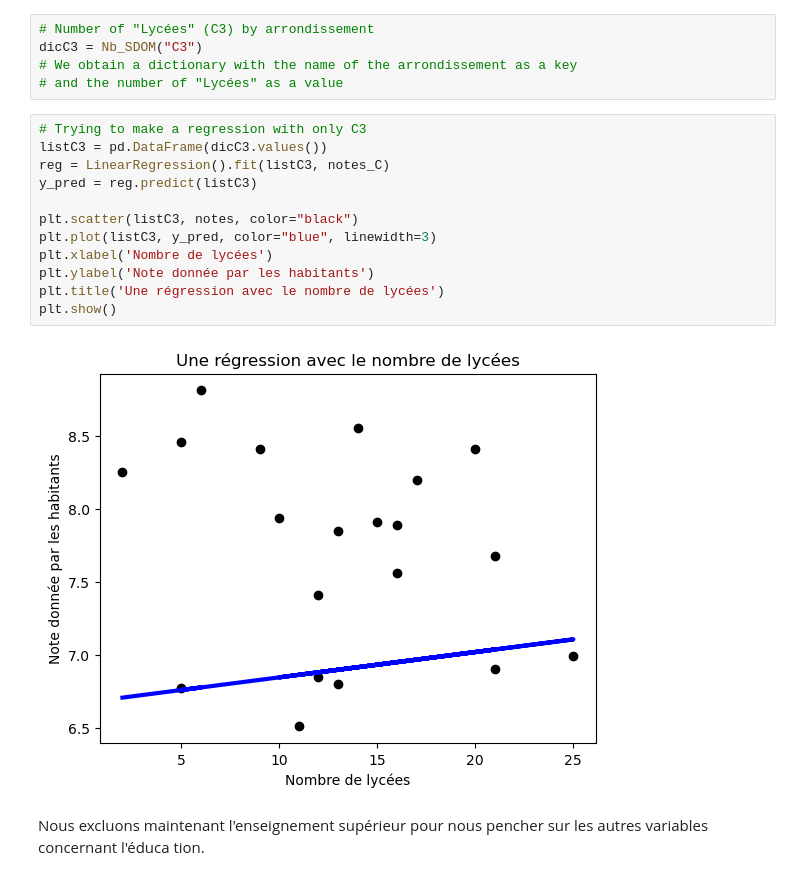
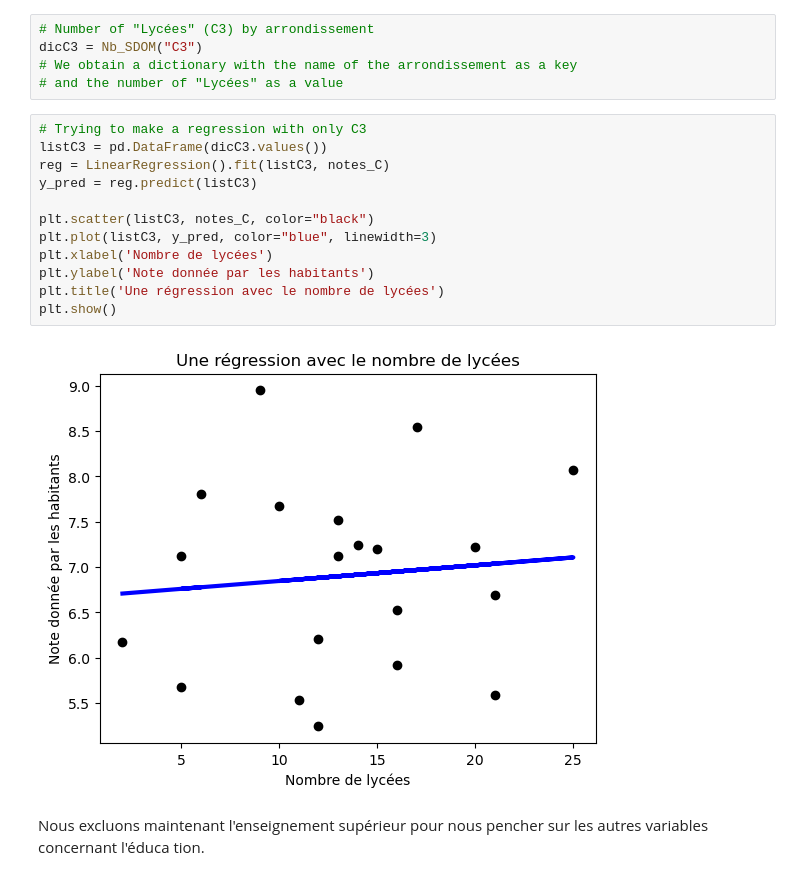
Before and after one commit to solenemoro/Projet_Python_2AENSAE, a Jupyter notebook: Equipements.ipynb, the cells around one changed output. Cells and saved outputs as stored; diff of their text form.

```diff
--- a/Equipements.ipynb
+++ b/Equipements.ipynb
@@ -472,15 +476,15 @@ dicC3 = Nb_SDOM("C3")
 # %%
 # Trying to make a regression with only C3
 listC3 = pd.DataFrame(dicC3.values())
 reg = LinearRegression().fit(listC3, notes_C)
 y_pred = reg.predict(listC3)
 
-plt.scatter(listC3, notes, color="black")
+plt.scatter(listC3, notes_C, color="black")
 plt.plot(listC3, y_pred, color="blue", linewidth=3)
 plt.xlabel('Nombre de lycées')
 plt.ylabel('Note donnée par les habitants')
 plt.title('Une régression avec le nombre de lycées')
 plt.show()
 # %% [output]
-[figure, old version]
+[figure, new version]
 # %% [markdown]
```
Also changed, not shown: parts of 14 cells of this notebook, 1 other file.
